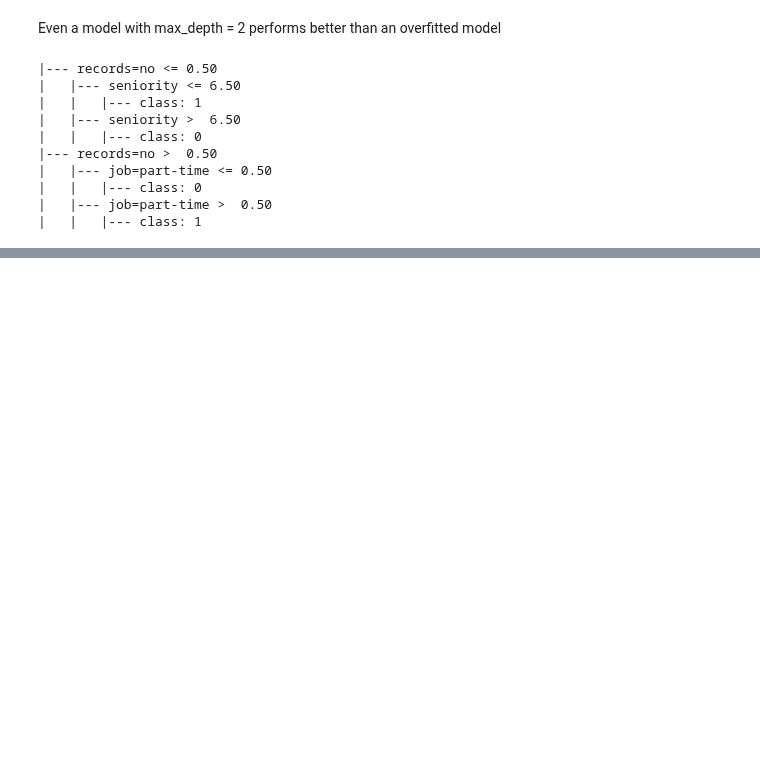
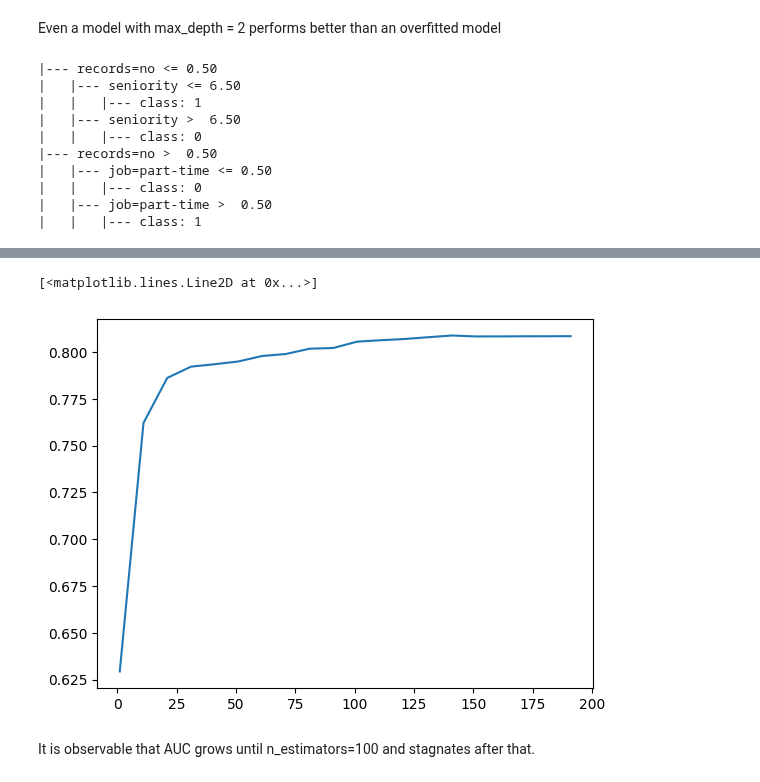
Before and after one commit to fxmidaaa/ml-homework-practice, a Jupyter notebook: homework6_trees/notes.ipynb, the cells around one changed output, grey strips where cells are left out. Drawn from its saved outputs; the diff is of its cells as text; code cells hidden in the pictures; blank space fills up the shorter version.

```diff
--- a/homework6_trees/notes.ipynb
+++ b/homework6_trees/notes.ipynb
@@ -316,0 +513,10 @@ for T in Ts:
+# %%
+y_pred = rf.predict_proba(X_val)[:, 1]
+# %%
+scores = []
+for n in range(1, 201, 10):
+    rf = RandomForestClassifier(n_estimators=n, random_state=1)
+    rf.fit(X_train, y_train)
+    y_pred = rf.predict_proba(X_val)[:, 1]
+    auc = roc_auc_score(y_val, y_pred)
+    scores.append((n, auc))
@@ -316,0 +546,3 @@ for T in Ts:
+# %%
+df_forest_scores = pd.DataFrame(scores, columns=['n_estimators', 'auc'])
+df_forest_scores.sort_values(by='auc', ascending=False)
@@ -316,0 +567,7 @@ for T in Ts:
+# %%
+plt.plot(df_forest_scores.n_estimators, df_forest_scores.auc)
+# %% [output]
+[<matplotlib.lines.Line2D at 0x...>]
+[figure, added]
+# %% [markdown]
+It is observable that AUC grows until n_estimators=100 and stagnates after that.
```
Also changed, not shown: parts of 33 cells of this notebook, 1 other file.
